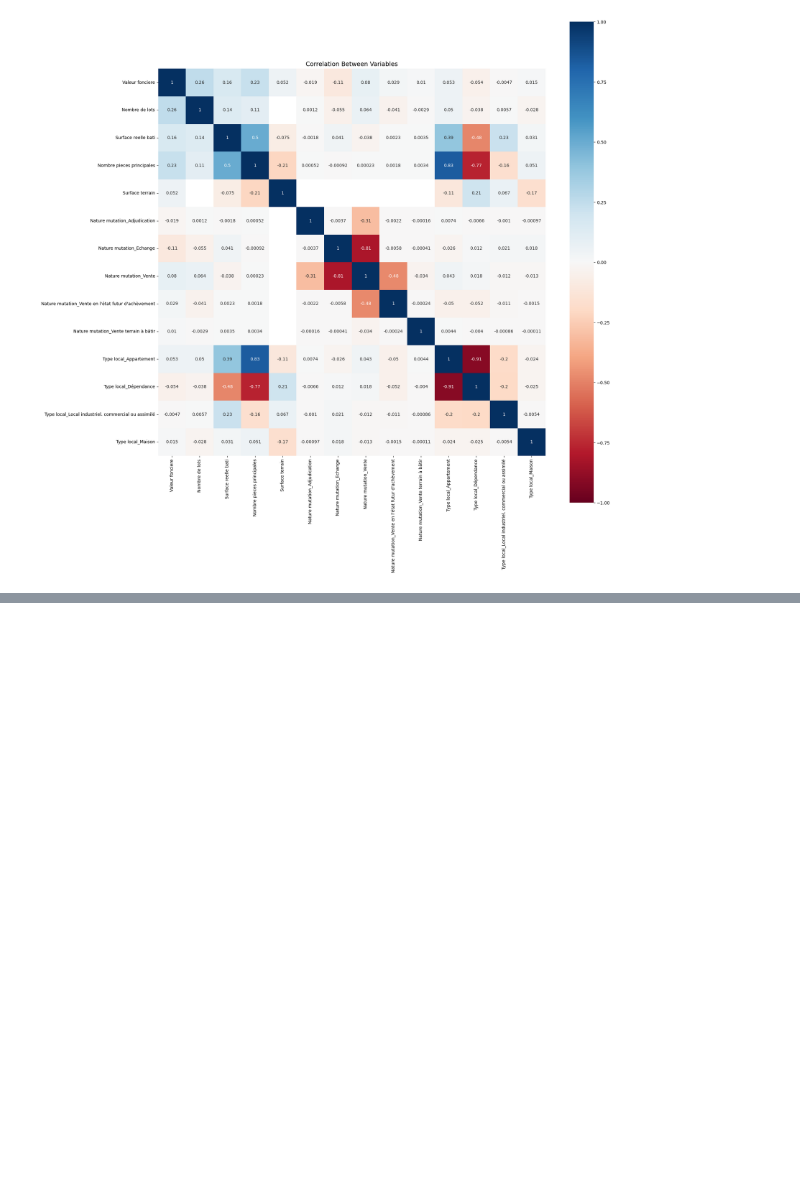
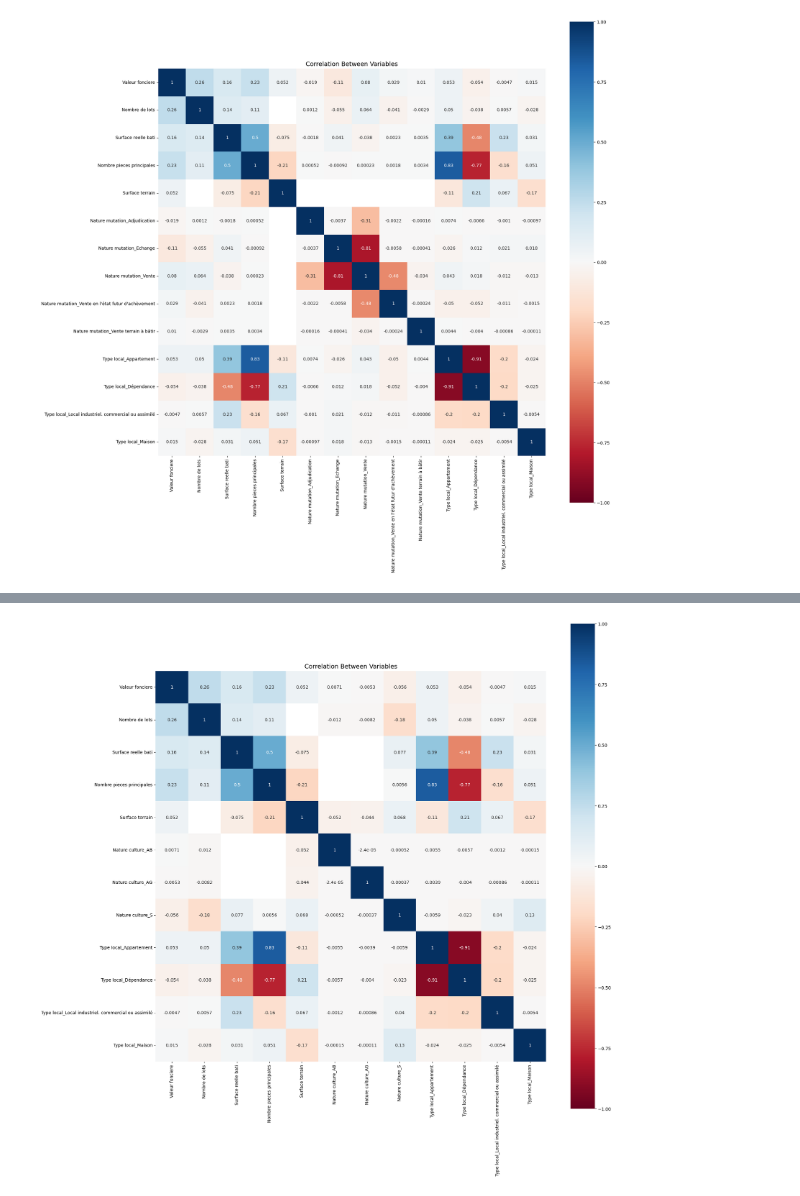
Before and after one commit to RicoAlv16/DVF_app, a Jupyter notebook: src/notebook.ipynb, the cells around one changed output, grey strips where cells are left out. Cells and saved outputs as stored; diff of their text form; code cells hidden in the pictures; blank space fills up the shorter version.

Commit message:
cleaned data

```diff
--- a/src/notebook.ipynb
+++ b/src/notebook.ipynb
@@ -275,7 +275,7 @@ On peut constater que certains attibuts ne semblent pas influencer la valeur fon
 # %%
 data_without_huge_prices = data_without_huge_prices.drop(labels=["No disposition", "B/T/Q", "Type de voie"], axis=1)
 # %%
-dummied_data = pd.get_dummies(data_without_huge_prices, columns=['Nature mutation', "Type local"], dtype=np.int64)
+dummied_data = pd.get_dummies(data_without_huge_prices, columns=['Nature mutation', "Type local", "Nature culture"], dtype=np.int64)
 # %%
 target = dummied_data['Valeur fonciere']
 
@@ -300,0 +320,15 @@ plt.show()
+# %%
+cols_to_drop = ["No Volume", "Date mutation", "Voie"]
+dummied_data = dummied_data.drop(labels=cols_to_drop, axis=1)
+# %%
+dummied_data["Surface terrain"] = dummied_data["Surface terrain"].fillna(0)
+# %%
+cols_to_analize = list(dummied_data.describe().columns.values)
+
+correlation_metrics=dummied_data[cols_to_analize].corr()
+fig = plt.figure(figsize=(20,20))
+sns.heatmap(correlation_metrics,square=True, annot=True, vmax=1, vmin=-1, cmap='RdBu')
+plt.title('Correlation Between Variables', size=14)
+plt.show()
+# %% [output]
+[figure, added]
```
Also changed, not shown: parts of 4 cells of this notebook.
